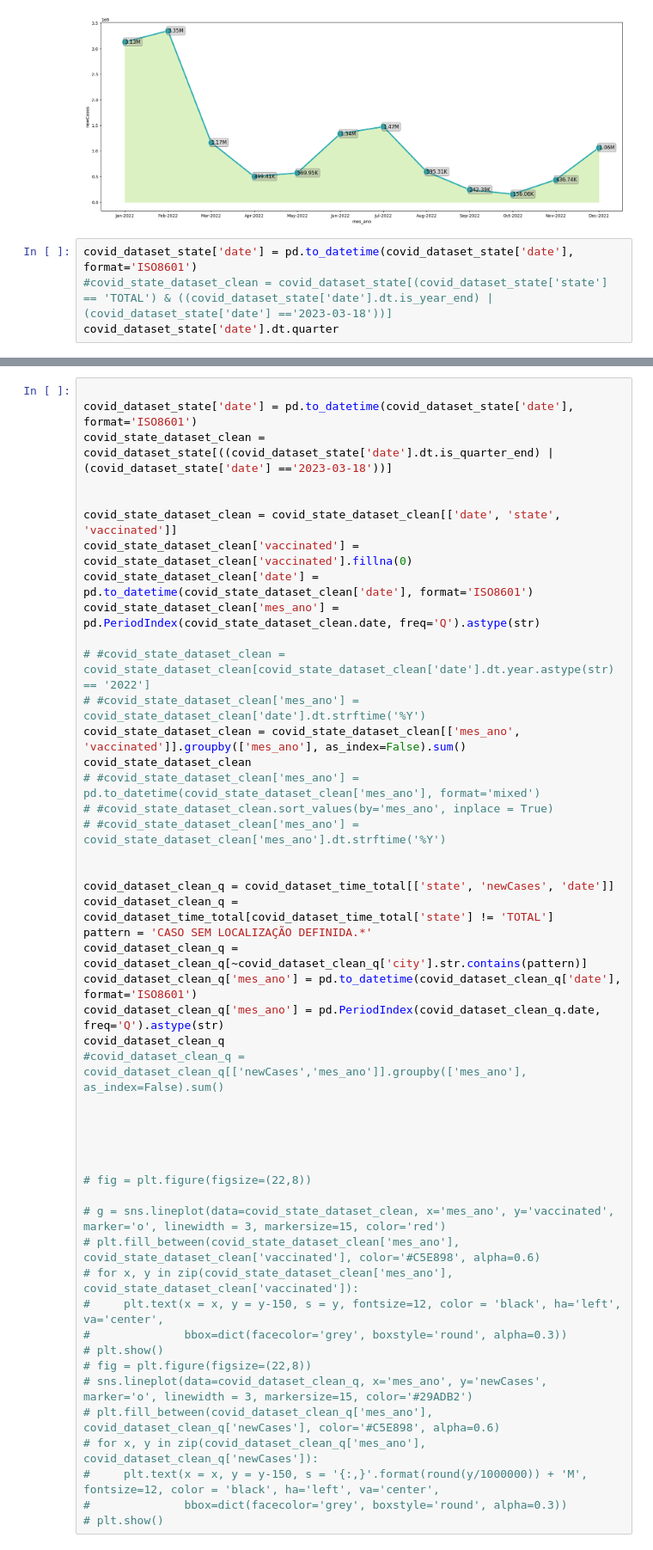
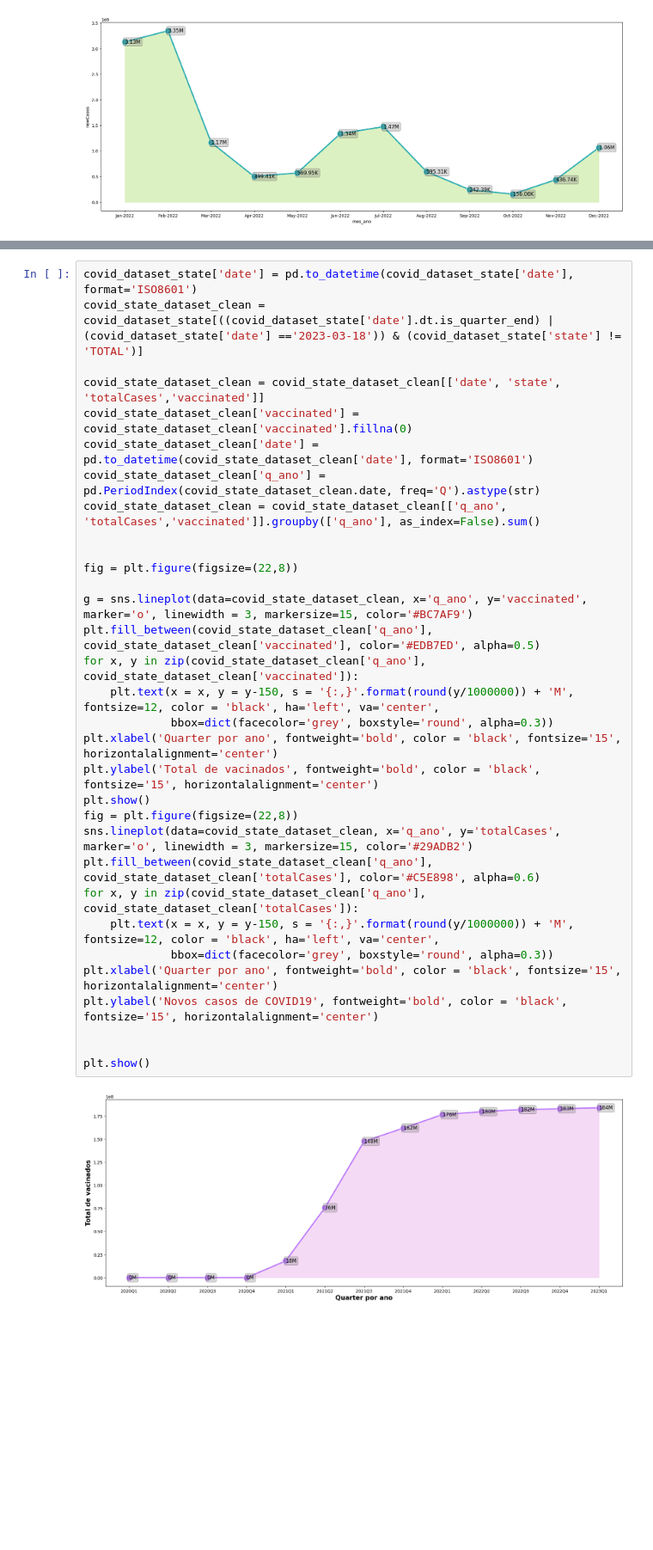
Before and after one commit to GabrielBF1/Ada_Project_Avancado, a Jupyter notebook: code/dataset.ipynb, the cells around one changed output, grey strips where cells are left out. Shown at 86% size. Drawn from its saved outputs; the diff is of its cells as text; blank space fills up the shorter version.

```diff
--- a/code/dataset.ipynb
+++ b/code/dataset.ipynb
@@ -88,7 +88,3 @@ for x, y in zip(covid_dataset_clean['mes_ano'], covid_dataset_clean['newCases'])
 plt.show()
 # %% [output]
 [figure]
-# %%
-covid_dataset_state['date'] = pd.to_datetime(covid_dataset_state['date'], format='ISO8601')
-#covid_state_dataset_clean = covid_dataset_state[(covid_dataset_state['state'] == 'TOTAL') & ((covid_dataset_state['date'].dt.is_year_end) | (covid_dataset_state['date'] =='2023-03-18'))]
-covid_dataset_state['date'].dt.quarter
@@ -111,48 +91,34 @@ def get_quarter(d):
 # %%
+covid_dataset_state['date'] = pd.to_datetime(covid_dataset_state['date'], format='ISO8601')
+covid_state_dataset_clean = covid_dataset_state[((covid_dataset_state['date'].dt.is_quarter_end) | (covid_dataset_state['date'] =='2023-03-18')) & (covid_dataset_state['state'] != 'TOTAL')]
 
-covid_dataset_state['date'] = pd.to_datetime(covid_dataset_state['date'], format='ISO8601')
-covid_state_dataset_clean = covid_dataset_state[((covid_dataset_state['date'].dt.is_quarter_end) | (covid_dataset_state['date'] =='2023-03-18'))]
+covid_state_dataset_clean = covid_state_dataset_clean[['date', 'state', 'totalCases','vaccinated']]
+covid_state_dataset_clean['vaccinated'] = covid_state_dataset_clean['vaccinated'].fillna(0)
+covid_state_dataset_clean['date'] = pd.to_datetime(covid_state_dataset_clean['date'], format='ISO8601')
+covid_state_dataset_clean['q_ano'] = pd.PeriodIndex(covid_state_dataset_clean.date, freq='Q').astype(str)
+covid_state_dataset_clean = covid_state_dataset_clean[['q_ano', 'totalCases','vaccinated']].groupby(['q_ano'], as_index=False).sum()
 
 
-covid_state_dataset_clean = covid_state_dataset_clean[['date', 'state', 'vaccinated']]
-covid_state_dataset_clean['vaccinated'] = covid_state_dataset_clean['vaccinated'].fillna(0)
-covid_state_dataset_clean['date'] = pd.to_datetime(covid_state_dataset_clean['date'], format='ISO8601')
-covid_state_dataset_clean['mes_ano'] = pd.PeriodIndex(covid_state_dataset_clean.date, freq='Q').astype(str)
+fig = plt.figure(figsize=(22,8))
 
-# #covid_state_dataset_clean = covid_state_dataset_clean[covid_state_dataset_clean['date'].dt.year.astype(str) == '2022']
-# #covid_state_dataset_clean['mes_ano'] = covid_state_dataset_clean['date'].dt.strftime('%Y')
-covid_state_dataset_clean = covid_state_dataset_clean[['mes_ano', 'vaccinated']].groupby(['mes_ano'], as_index=False).sum()
-covid_state_dataset_clean
-# #covid_state_dataset_clean['mes_ano'] = pd.to_datetime(covid_state_dataset_clean['mes_ano'], format='mixed')
-# #covid_state_dataset_clean.sort_values(by='mes_ano', inplace = True)
-# #covid_state_dataset_clean['mes_ano'] = covid_state_dataset_clean['mes_ano'].dt.strftime('%Y')
+g = sns.lineplot(data=covid_state_dataset_clean, x='q_ano', y='vaccinated', marker='o', linewidth = 3, markersize=15, color='#BC7AF9')
+plt.fill_between(covid_state_dataset_clean['q_ano'], covid_state_dataset_clean['vaccinated'], color='#EDB7ED', alpha=0.5)
+for x, y in zip(covid_state_dataset_clean['q_ano'], covid_state_dataset_clean['vaccinated']):
+    plt.text(x = x, y = y-150, s = '{:,}'.format(round(y/1000000)) + 'M', fontsize=12, color = 'black', ha='left', va='center',
+             bbox=dict(facecolor='grey', boxstyle='round', alpha=0.3))
+plt.xlabel('Quarter por ano', fontweight='bold', color = 'black', fontsize='15', horizontalalignment='center')
+plt.ylabel('Total de vacinados', fontweight='bold', color = 'black', fontsize='15', horizontalalignment='center')
+plt.show()
+fig = plt.figure(figsize=(22,8))
+sns.lineplot(data=covid_state_dataset_clean, x='q_ano', y='totalCases', marker='o', linewidth = 3, markersize=15, color='#29ADB2')
+plt.fill_between(covid_state_dataset_clean['q_ano'], covid_state_dataset_clean['totalCases'], color='#C5E898', alpha=0.6)
+for x, y in zip(covid_state_dataset_clean['q_ano'], covid_state_dataset_clean['totalCases']):
+    plt.text(x = x, y = y-150, s = '{:,}'.format(round(y/1000000)) + 'M', fontsize=12, color = 'black', ha='left', va='center',
+             bbox=dict(facecolor='grey', boxstyle='round', alpha=0.3))
+plt.xlabel('Quarter por ano', fontweight='bold', color = 'black', fontsize='15', horizontalalignment='center')
+plt.ylabel('Novos casos de COVID19', fontweight='bold', color = 'black', fontsize='15', horizontalalignment='center')
 
 
-covid_dataset_clean_q = covid_dataset_time_total[['state', 'newCases', 'date']]
-covid_dataset_clean_q = covid_dataset_time_total[covid_dataset_time_total['state'] != 'TOTAL']
-pattern = 'CASO SEM LOCALIZAÇÃO DEFINIDA.*'
-covid_dataset_clean_q = covid_dataset_clean_q[~covid_dataset_clean_q['city'].str.contains(pattern)]
-covid_dataset_clean_q['mes_ano'] = pd.to_datetime(covid_dataset_clean_q['date'], format='ISO8601')
-covid_dataset_clean_q['mes_ano'] = pd.PeriodIndex(covid_dataset_clean_q.date, freq='Q').astype(str)
-covid_dataset_clean_q
-#covid_dataset_clean_q = covid_dataset_clean_q[['newCases','mes_ano']].groupby(['mes_ano'], as_index=False).sum()
-
-
-
-
-
-# fig = plt.figure(figsize=(22,8))
-
-# g = sns.lineplot(data=covid_state_dataset_clean, x='mes_ano', y='vaccinated', marker='o', linewidth = 3, markersize=15, color='red')
-# plt.fill_between(covid_state_dataset_clean['mes_ano'], covid_state_dataset_clean['vaccinated'], color='#C5E898', alpha=0.6)
-# for x, y in zip(covid_state_dataset_clean['mes_ano'], covid_state_dataset_clean['vaccinated']):
-#     plt.text(x = x, y = y-150, s = y, fontsize=12, color = 'black', ha='left', va='center',
-#              bbox=dict(facecolor='grey', boxstyle='round', alpha=0.3))
-# plt.show()
-# fig = plt.figure(figsize=(22,8))
-# sns.lineplot(data=covid_dataset_clean_q, x='mes_ano', y='newCases', marker='o', linewidth = 3, markersize=15, color='#29ADB2')
-# plt.fill_between(covid_dataset_clean_q['mes_ano'], covid_dataset_clean_q['newCases'], color='#C5E898', alpha=0.6)
-# for x, y in zip(covid_dataset_clean_q['mes_ano'], covid_dataset_clean_q['newCases']):
-#     plt.text(x = x, y = y-150, s = '{:,}'.format(round(y/1000000)) + 'M', fontsize=12, color = 'black', ha='left', va='center',
-#              bbox=dict(facecolor='grey', boxstyle='round', alpha=0.3))
-# plt.show()
+plt.show()
+# %% [output]
+[figure, added]
```
Also changed, not shown: parts of 3 cells of this notebook.
